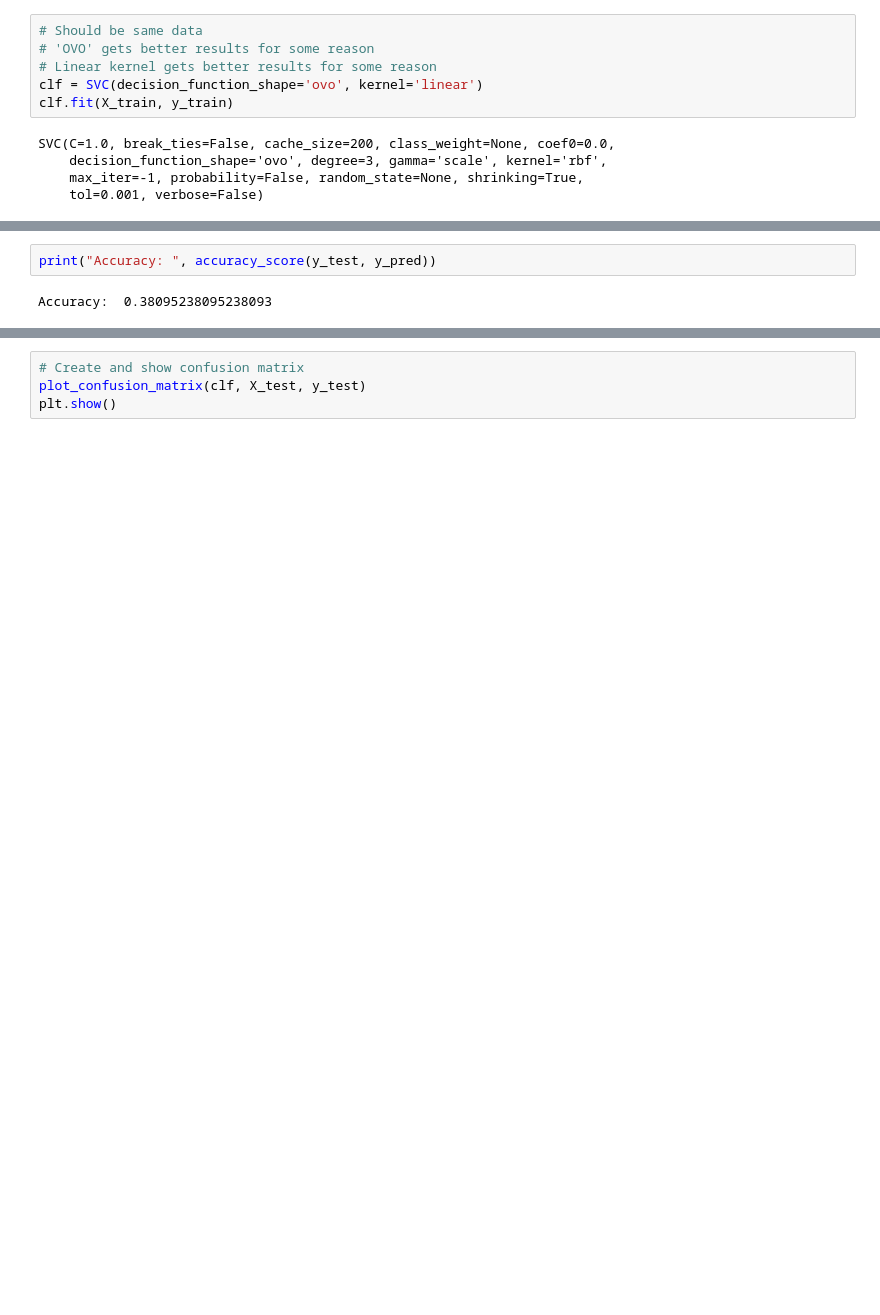
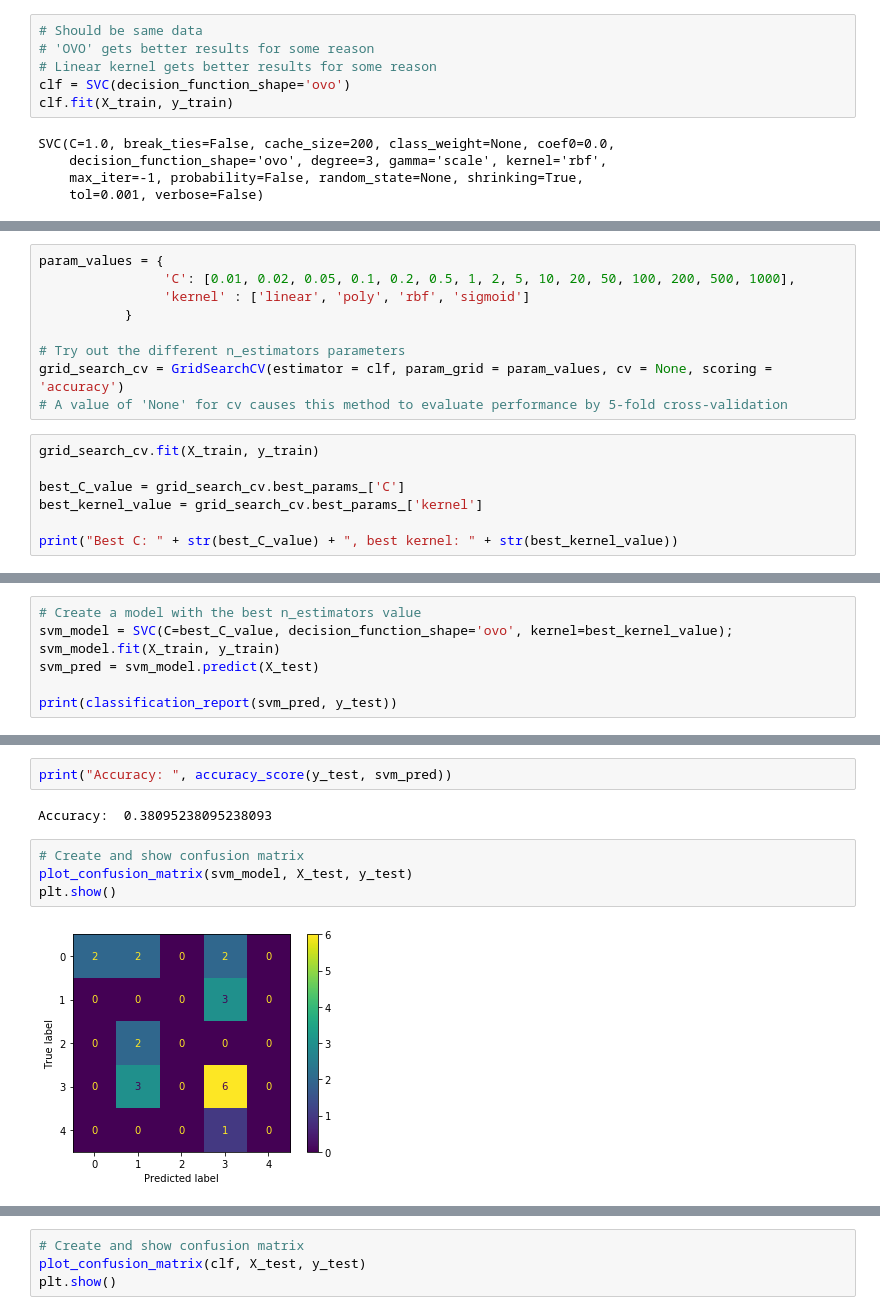
Before and after one commit to W210-SP21-Capstone-Dementia/model, a Jupyter notebook: 2-Speech-to-text.ipynb, the cells around one changed output, grey strips where cells are left out. Saved outputs shown, nothing was run; the diff lists cells and outputs as text; blank space fills up the shorter version.

```diff
--- a/2-Speech-to-text.ipynb
+++ b/2-Speech-to-text.ipynb
@@ -424,7 +482,7 @@ plt.show()
 # Should be same data
 # 'OVO' gets better results for some reason
 # Linear kernel gets better results for some reason
-clf = SVC(decision_function_shape='ovo', kernel='linear')
+clf = SVC(decision_function_shape='ovo')
 clf.fit(X_train, y_train)
 # %% [output]
 SVC(C=1.0, break_ties=False, cache_size=200, class_weight=None, coef0=0.0,
@@ -435,0 +492,16 @@ y_pred = clf.predict(X_test)
+# %%
+param_values = {
+                'C': [0.01, 0.02, 0.05, 0.1, 0.2, 0.5, 1, 2, 5, 10, 20, 50, 100, 200, 500, 1000],
+                'kernel' : ['linear', 'poly', 'rbf', 'sigmoid']
+           }
+
+# Try out the different n_estimators parameters
+grid_search_cv = GridSearchCV(estimator = clf, param_grid = param_values, cv = None, scoring = 'accuracy')
+# A value of 'None' for cv causes this method to evaluate performance by 5-fold cross-validation
+# %%
+grid_search_cv.fit(X_train, y_train)
+
+best_C_value = grid_search_cv.best_params_['C']
+best_kernel_value = grid_search_cv.best_params_['kernel']
+
+print("Best C: " + str(best_C_value) + ", best kernel: " + str(best_kernel_value))
@@ -435,0 +510,7 @@ y_pred = clf.predict(X_test)
+# %%
+# Create a model with the best n_estimators value
+svm_model = SVC(C=best_C_value, decision_function_shape='ovo', kernel=best_kernel_value);
+svm_model.fit(X_train, y_train)
+svm_pred = svm_model.predict(X_test)
+
+print(classification_report(svm_pred, y_test))
@@ -436,4 +529,10 @@ y_pred = clf.predict(X_test)
 # %%
-print("Accuracy: ", accuracy_score(y_test, y_pred))
+print("Accuracy: ", accuracy_score(y_test, svm_pred))
 # %% [output]
 Accuracy:  0.38095238095238093
+# %%
+# Create and show confusion matrix
+plot_confusion_matrix(svm_model, X_test, y_test)
+plt.show()
+# %% [output]
+[figure, added]
```
Also changed, not shown: parts of 28 cells of this notebook.
